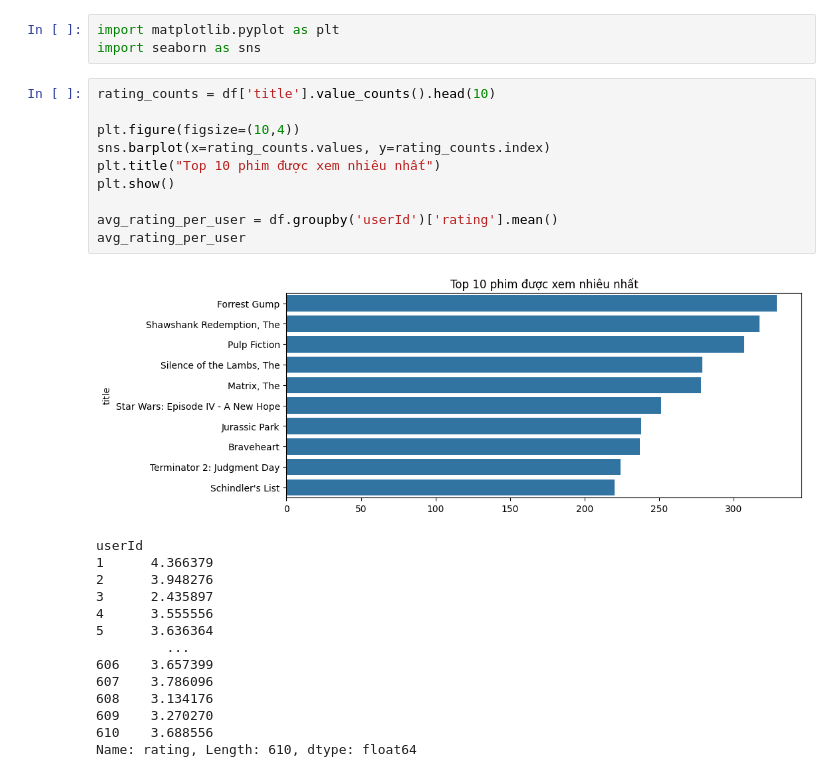
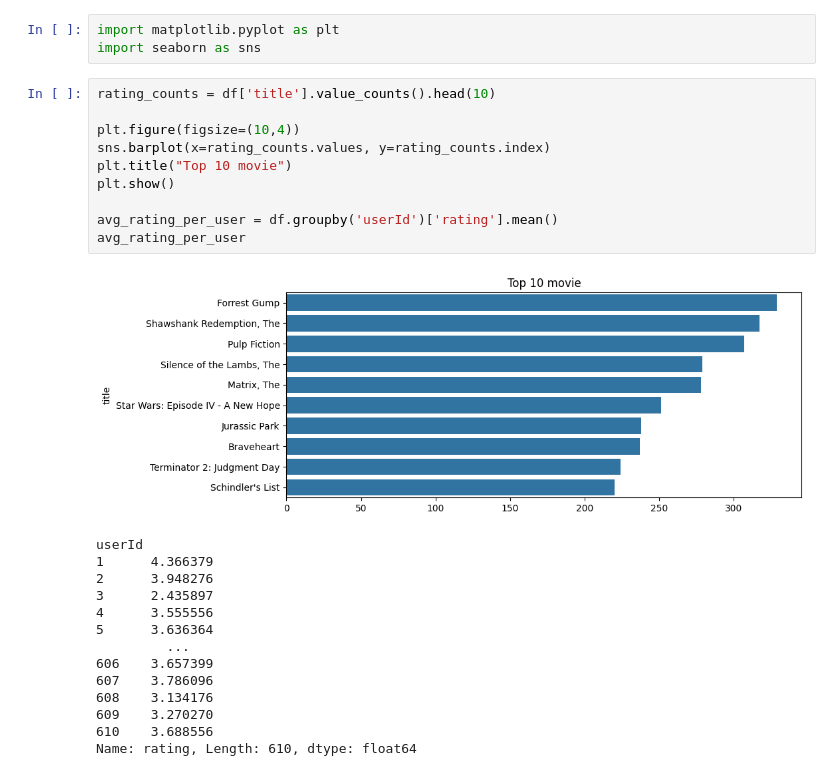
Before and after one commit to Vu-PTIT/LearnAi_Vu, a Jupyter notebook: Bao_cao_TuanVu_Tuan5/ThucHanh/movielen.ipynb, the cells around one changed output. Drawn from its saved outputs; the diff is of its cells as text.

```diff
--- a/Bao_cao_TuanVu_Tuan5/ThucHanh/movielen.ipynb
+++ b/Bao_cao_TuanVu_Tuan5/ThucHanh/movielen.ipynb
@@ -126,15 +123,15 @@ import seaborn as sns
 # %%
 rating_counts = df['title'].value_counts().head(10)
 
 plt.figure(figsize=(10,4))
 sns.barplot(x=rating_counts.values, y=rating_counts.index)
-plt.title("Top 10 phim được xem nhiêu nhất")
+plt.title("Top 10 movie")
 plt.show()
 
 avg_rating_per_user = df.groupby('userId')['rating'].mean()
 avg_rating_per_user
 # %% [output]
-[figure, old version]
+[figure, new version]
 userId
 1      4.366379
 2      3.948276
```
Also changed, not shown: parts of 4 cells of this notebook, 1 other file.
